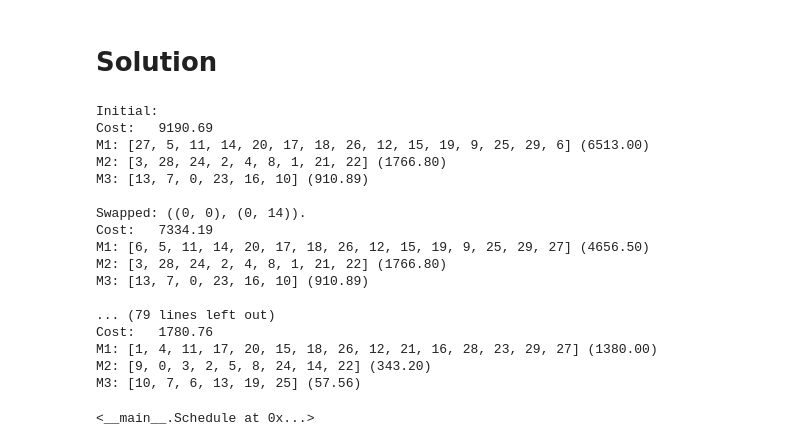
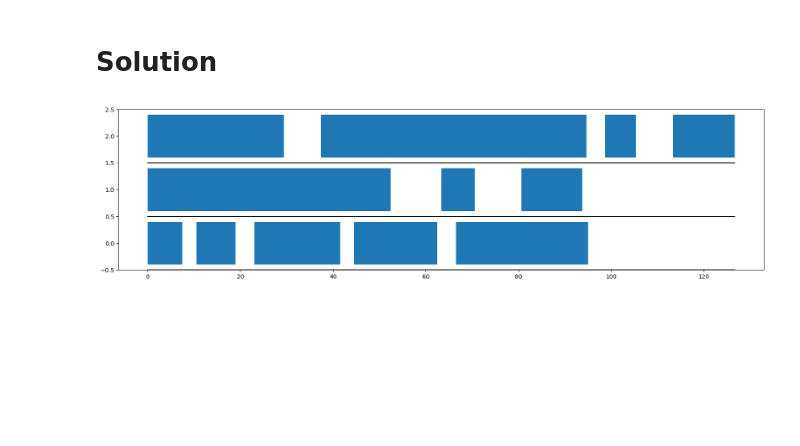
Before and after one commit to sebas-fontys/OR5-paintshop, a Jupyter notebook: solution.ipynb, the cells around one changed output. Cells and saved outputs as stored; diff of their text form; code cells hidden in the pictures; blank space fills up the shorter version.

```diff
--- a/solution.ipynb
+++ b/solution.ipynb
@@ -633,27 +687,11 @@ def heuristic_improvement_first(initial: Schedule) -> Schedule:
         print(str(current_schedule) + "\n")
 
     return current_schedule
-# %%
-heuristic_improvement_best(heuristic_constructive_random())
-# %% [output]
-Initial:
-Cost:   9190.69
-M1: [27, 5, 11, 14, 20, 17, 18, 26, 12, 15, 19, 9, 25, 29, 6] (6513.00)
-M2: [3, 28, 24, 2, 4, 8, 1, 21, 22] (1766.80)
-M3: [13, 7, 0, 23, 16, 10] (910.89)
-
-Swapped: ((0, 0), (0, 14)).
-Cost:   7334.19
-M1: [6, 5, 11, 14, 20, 17, 18, 26, 12, 15, 19, 9, 25, 29, 27] (4656.50)
-M2: [3, 28, 24, 2, 4, 8, 1, 21, 22] (1766.80)
-M3: [13, 7, 0, 23, 16, 10] (910.89)
-
-... (79 lines left out)
-Cost:   1780.76
-M1: [1, 4, 11, 17, 20, 15, 18, 26, 12, 21, 16, 28, 23, 29, 27] (1380.00)
-M2: [9, 0, 3, 2, 5, 8, 24, 14, 22] (343.20)
-M3: [10, 7, 6, 13, 19, 25] (57.56)
-<__main__.Schedule at 0x...>
+# %%
+# heuristic_improvement_best(heuristic_constructive_simple()).draw()
+heuristic_constructive_simple().draw()
+# %% [output]
+[figure, added]
 # %%
 print('\n\n'.join([
     f"{schedule}" for heuristic, schedule in {
```
Also changed, not shown: parts of 5 cells of this notebook.
